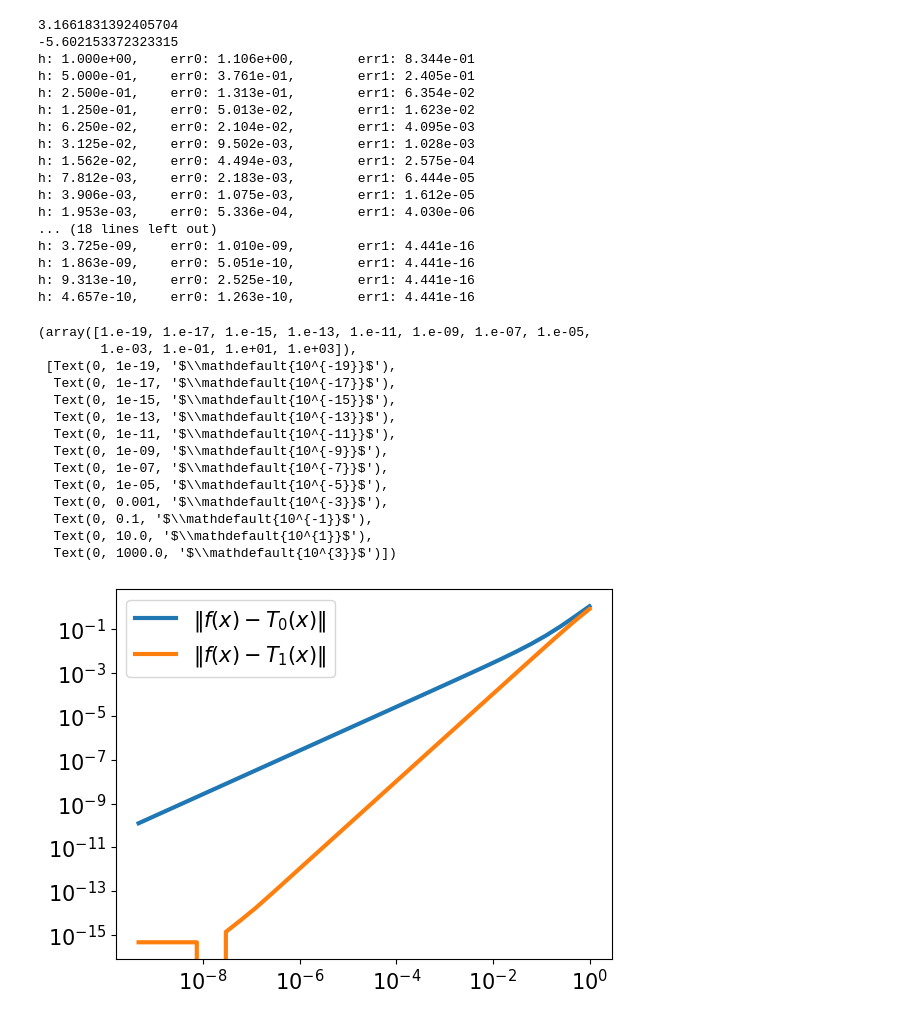
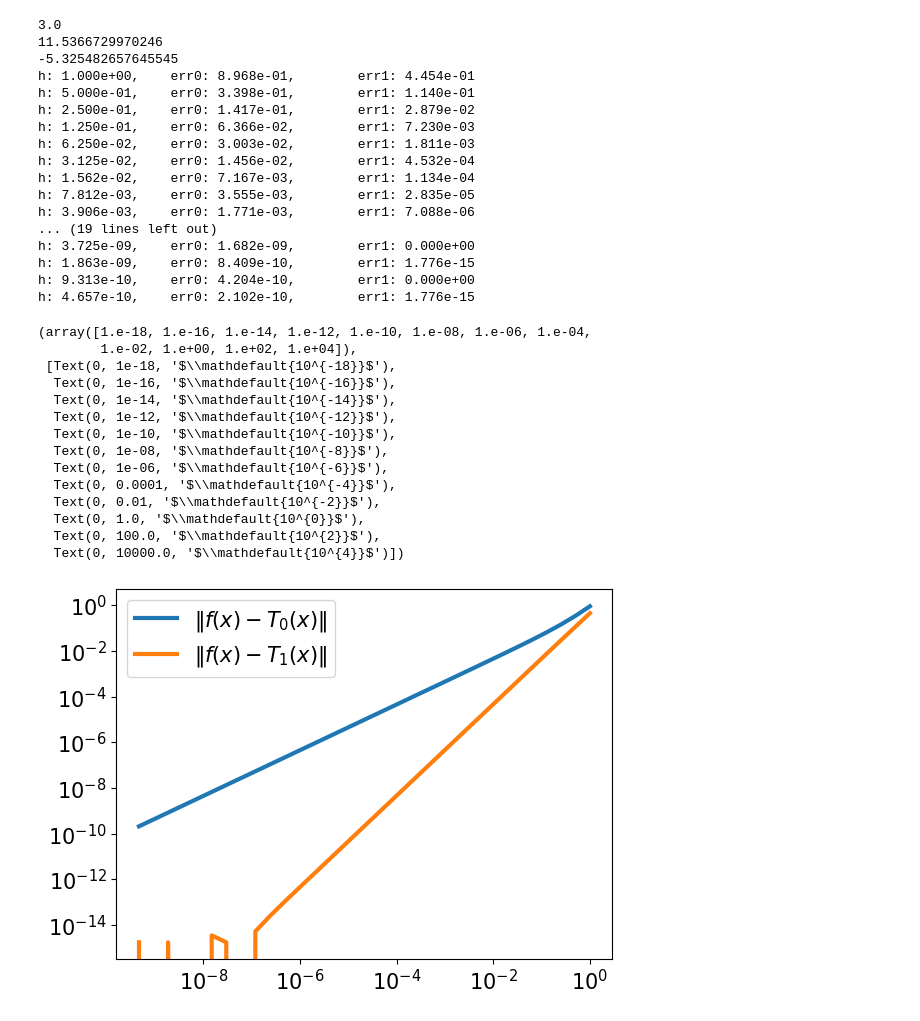
Before and after one commit to majedo-net/csmplace1, a Jupyter notebook: finalprojectgradients.ipynb, the cells around one changed output. Cells and saved outputs as stored; diff of their text form; code cells hidden in the pictures.

```diff
--- a/finalprojectgradients.ipynb
+++ b/finalprojectgradients.ipynb
@@ -119,76 +124,80 @@ y0 = np.random.uniform(bin_min,bin_max,dim)
 v_x = np.random.randn(dim)
 v_y = np.random.randn(dim)
 v_stack = np.vstack((v_x,v_y))
+v_concat = np.concatenate((v_x,v_y))
 
 x_len = len(x0)
 x = np.concatenate((x0,y0))
+
+len_x = len(x)
+print(len_x/2)
 
 #vertex pair indices
 v_pair_ind = np.array([[0, 1],[1,2]])
 
 
-print(W(x0,y0,v_pair_ind))
+print(W(x))
 print(D(x0,y0,v_area))
 
 
 max_iters = 32
 h = np.zeros(max_iters)
 err0 = np.zeros(max_iters)
 err1 = np.zeros(max_iters)
 
 for i in range(max_iters):
   h[i] = 2**(-i) # halve our stepsize every time
 
-  fv = W(x0 + h[i]*v_x,y0+ h[i]*v_y,v_pair_ind)
-  T0 = W(x0,y0,v_pair_ind)
+  fv = W(x + h[i]*v_concat)
+  T0 = W(x)
 
-  [grad_w, grad_x, grad_y] = grad_W(x0,y0,v_pair_ind)
+  [grad_w, grad_x, grad_y] = grad_W(x)
 
-  T1 = T0 + h[i]*np.sum(grad_w* v_stack)
+  T1 = T0 + h[i]*np.matmul(grad_w.T, v_concat)
 
   err0[i] = np.linalg.norm(fv - T0) # this error should be linear
   err1[i] = np.linalg.norm(fv - T1) # this error should be quadratic
 
   # print('h = ', h, ', err0 = ', err0[i], ', err1 = ', err1[i])
 
   print('h: %.3e, \t err0: %.3e, \t err1: %.3e' % (h[i], err0[i], err1[i]))
 
 
 plt.loglog(h, err0, linewidth=3)
 plt.loglog(h, err1, linewidth=3)
 plt.legend([r'$\|f(x) - T_0(x)\|$', r'$\|f(x)-T_1(x)\|$'], fontsize=15)
 plt.xticks(fontsize=15)
 plt.yticks(fontsize=15)
 # %% [output]
-3.1661831392405704
--5.602153372323315
-h: 1.000e+00,    err0: 1.106e+00,        err1: 8.344e-01
-h: 5.000e-01,    err0: 3.761e-01,        err1: 2.405e-01
-h: 2.500e-01,    err0: 1.313e-01,        err1: 6.354e-02
-h: 1.250e-01,    err0: 5.013e-02,        err1: 1.623e-02
-h: 6.250e-02,    err0: 2.104e-02,        err1: 4.095e-03
-h: 3.125e-02,    err0: 9.502e-03,        err1: 1.028e-03
-h: 1.562e-02,    err0: 4.494e-03,        err1: 2.575e-04
-h: 7.812e-03,    err0: 2.183e-03,        err1: 6.444e-05
-h: 3.906e-03,    err0: 1.075e-03,        err1: 1.612e-05
-h: 1.953e-03,    err0: 5.336e-04,        err1: 4.030e-06
-... (18 lines left out)
-h: 3.725e-09,    err0: 1.010e-09,        err1: 4.441e-16
-h: 1.863e-09,    err0: 5.051e-10,        err1: 4.441e-16
-h: 9.313e-10,    err0: 2.525e-10,        err1: 4.441e-16
-h: 4.657e-10,    err0: 1.263e-10,        err1: 4.441e-16
+3.0
+11.5366729970246
+-5.325482657645545
+h: 1.000e+00,    err0: 8.968e-01,        err1: 4.454e-01
+h: 5.000e-01,    err0: 3.398e-01,        err1: 1.140e-01
+h: 2.500e-01,    err0: 1.417e-01,        err1: 2.879e-02
+h: 1.250e-01,    err0: 6.366e-02,        err1: 7.230e-03
+h: 6.250e-02,    err0: 3.003e-02,        err1: 1.811e-03
+h: 3.125e-02,    err0: 1.456e-02,        err1: 4.532e-04
+h: 1.562e-02,    err0: 7.167e-03,        err1: 1.134e-04
+h: 7.812e-03,    err0: 3.555e-03,        err1: 2.835e-05
+h: 3.906e-03,    err0: 1.771e-03,        err1: 7.088e-06
+... (19 lines left out)
+h: 3.725e-09,    err0: 1.682e-09,        err1: 0.000e+00
+h: 1.863e-09,    err0: 8.409e-10,        err1: 1.776e-15
+h: 9.313e-10,    err0: 4.204e-10,        err1: 0.000e+00
+h: 4.657e-10,    err0: 2.102e-10,        err1: 1.776e-15
-(array([1.e-19, 1.e-17, 1.e-15, 1.e-13, 1.e-11, 1.e-09, 1.e-07, 1.e-05,
-        1.e-03, 1.e-01, 1.e+01, 1.e+03]),
- [Text(0, 1e-19, '$\\mathdefault{10^{-19}}$'),
-  Text(0, 1e-17, '$\\mathdefault{10^{-17}}$'),
-  Text(0, 1e-15, '$\\mathdefault{10^{-15}}$'),
-  Text(0, 1e-13, '$\\mathdefault{10^{-13}}$'),
-  Text(0, 1e-11, '$\\mathdefault{10^{-11}}$'),
-  Text(0, 1e-09, '$\\mathdefault{10^{-9}}$'),
-  Text(0, 1e-07, '$\\mathdefault{10^{-7}}$'),
-  Text(0, 1e-05, '$\\mathdefault{10^{-5}}$'),
-  Text(0, 0.001, '$\\mathdefault{10^{-3}}$'),
-  Text(0, 0.1, '$\\mathdefault{10^{-1}}$'),
-  Text(0, 10.0, '$\\mathdefault{10^{1}}$'),
-  Text(0, 1000.0, '$\\mathdefault{10^{3}}$')])
+(array([1.e-18, 1.e-16, 1.e-14, 1.e-12, 1.e-10, 1.e-08, 1.e-06, 1.e-04,
+        1.e-02, 1.e+00, 1.e+02, 1.e+04]),
+ [Text(0, 1e-18, '$\\mathdefault{10^{-18}}$'),
+  Text(0, 1e-16, '$\\mathdefault{10^{-16}}$'),
+  Text(0, 1e-14, '$\\mathdefault{10^{-14}}$'),
+  Text(0, 1e-12, '$\\mathdefault{10^{-12}}$'),
+  Text(0, 1e-10, '$\\mathdefault{10^{-10}}$'),
+  Text(0, 1e-08, '$\\mathdefault{10^{-8}}$'),
+  Text(0, 1e-06, '$\\mathdefault{10^{-6}}$'),
+  Text(0, 0.0001, '$\\mathdefault{10^{-4}}$'),
+  Text(0, 0.01, '$\\mathdefault{10^{-2}}$'),
+  Text(0, 1.0, '$\\mathdefault{10^{0}}$'),
+  Text(0, 100.0, '$\\mathdefault{10^{2}}$'),
+  Text(0, 10000.0, '$\\mathdefault{10^{4}}$')])
-[figure, old version]
+[figure, new version]
```
Also changed, not shown: parts of 2 cells of this notebook.
